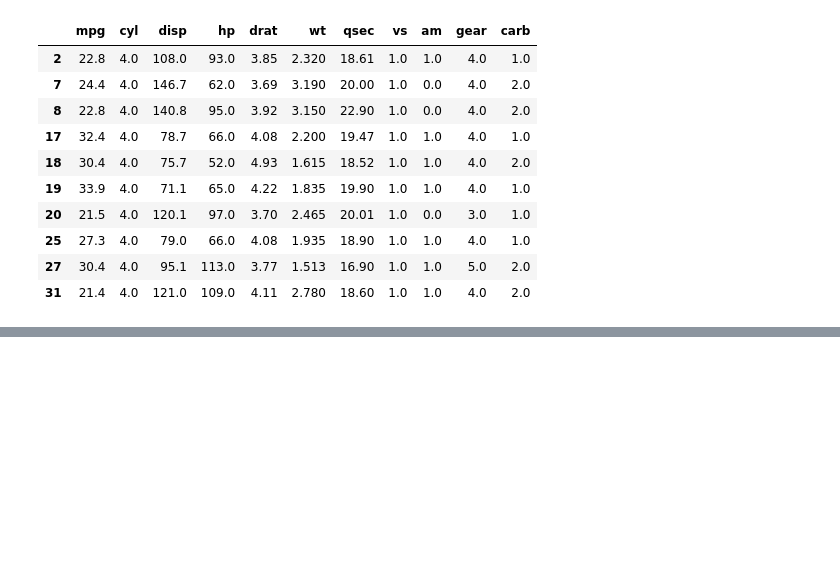
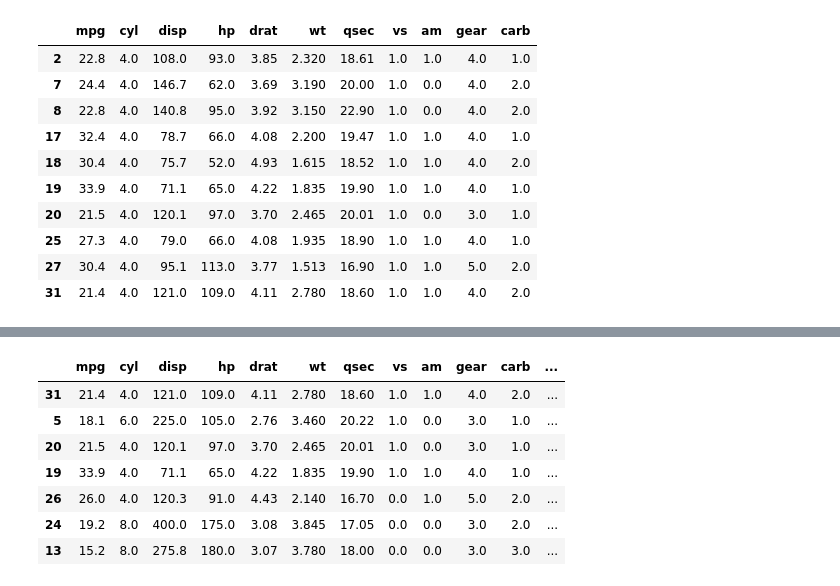
Before and after one commit to jstrat1618/DataWrangling, a Jupyter notebook: Python/Intro2pandas.ipynb, the cells around one changed output, grey strips where cells are left out. Drawn from its saved outputs; the diff is of its cells as text; code cells hidden in the pictures; blank space fills up the shorter version.

```diff
--- a/Python/Intro2pandas.ipynb
+++ b/Python/Intro2pandas.ipynb
@@ -130,0 +168,12 @@ mtcars[(mtcars.vs==1) & (mtcars.cyl==4)]
+# %%
+#You can sort in descening (alphabetically or numerical) order by using the ascending = False option
+mtcars.sort_values('vehicle', ascending = False).head(7)
+# %% [output]
+|  | mpg | cyl | disp | hp | drat | wt | qsec | vs | am | gear | carb | ... |
+| 31 | 21.4 | 4.0 | 121.0 | 109.0 | 4.11 | 2.780 | 18.60 | 1.0 | 1.0 | 4.0 | 2.0 | ... |
+| 5 | 18.1 | 6.0 | 225.0 | 105.0 | 2.76 | 3.460 | 20.22 | 1.0 | 0.0 | 3.0 | 1.0 | ... |
+| 20 | 21.5 | 4.0 | 120.1 | 97.0 | 3.70 | 2.465 | 20.01 | 1.0 | 0.0 | 3.0 | 1.0 | ... |
+| 19 | 33.9 | 4.0 | 71.1 | 65.0 | 4.22 | 1.835 | 19.90 | 1.0 | 1.0 | 4.0 | 1.0 | ... |
+| 26 | 26.0 | 4.0 | 120.3 | 91.0 | 4.43 | 2.140 | 16.70 | 0.0 | 1.0 | 5.0 | 2.0 | ... |
+| 24 | 19.2 | 8.0 | 400.0 | 175.0 | 3.08 | 3.845 | 17.05 | 0.0 | 0.0 | 3.0 | 2.0 | ... |
+| 13 | 15.2 | 8.0 | 275.8 | 180.0 | 3.07 | 3.780 | 18.00 | 0.0 | 0.0 | 3.0 | 3.0 | ... |
```
Also changed, not shown: parts of 14 cells of this notebook, 1 other file.
